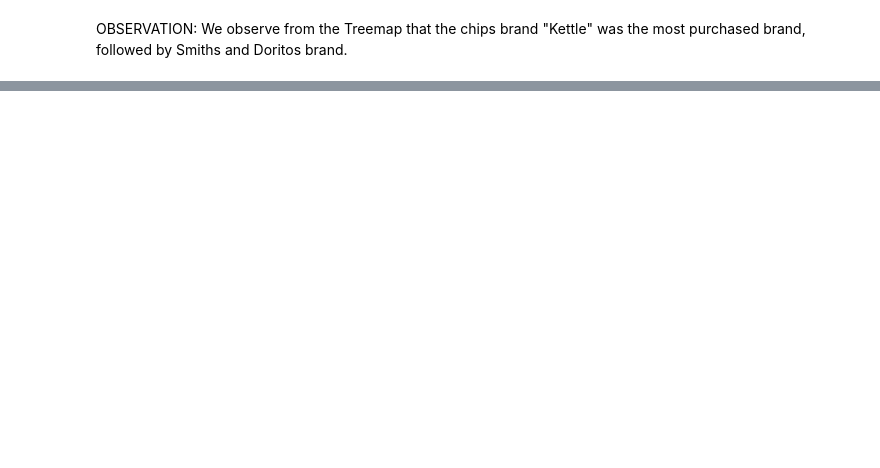
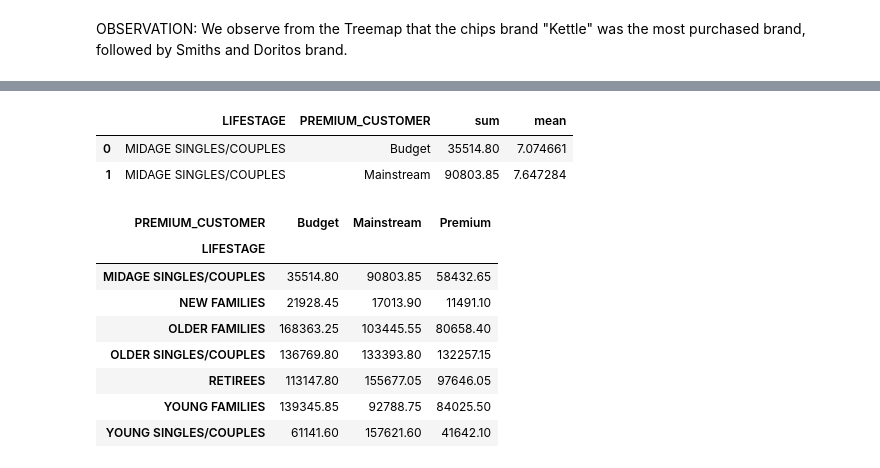
Before and after one commit to wa-le/Quantium-Forage-Virtual-Internship, a Jupyter notebook: my_quantium_vi.ipynb, the cells around one changed output, grey strips where cells are left out. Drawn from its saved outputs; the diff is of its cells as text; code cells hidden in the pictures; blank space fills up the shorter version.

```diff
--- a/my_quantium_vi.ipynb
+++ b/my_quantium_vi.ipynb
@@ -811,0 +816,21 @@ We observe from the Treemap that the chips brand "Kettle" was the most purchased
+# %%
+# LIFESTAGE, PREMIUM_CUSTOMER vs TOTAL_SALES(sum)
+customer_sales = df_chips.groupby(['LIFESTAGE', 'PREMIUM_CUSTOMER'])['TOT_SALES'].agg(['sum', 'mean']).reset_index()
+customer_sales.head(2)
+# %% [output]
+|  | LIFESTAGE | PREMIUM_CUSTOMER | sum | mean |
+| 0 | MIDAGE SINGLES/COUPLES | Budget | 35514.80 | 7.074661 |
+| 1 | MIDAGE SINGLES/COUPLES | Mainstream | 90803.85 | 7.647284 |
+# %%
+# pivot the dataframe
+customer_sales.pivot(index='LIFESTAGE', columns='PREMIUM_CUSTOMER', values='sum')
+# %% [output]
+| PREMIUM_CUSTOMER | Budget | Mainstream | Premium |
+| LIFESTAGE |  |  |  |
+| MIDAGE SINGLES/COUPLES | 35514.80 | 90803.85 | 58432.65 |
+| NEW FAMILIES | 21928.45 | 17013.90 | 11491.10 |
+| OLDER FAMILIES | 168363.25 | 103445.55 | 80658.40 |
+| OLDER SINGLES/COUPLES | 136769.80 | 133393.80 | 132257.15 |
+| RETIREES | 113147.80 | 155677.05 | 97646.05 |
+| YOUNG FAMILIES | 139345.85 | 92788.75 | 84025.50 |
+| YOUNG SINGLES/COUPLES | 61141.60 | 157621.60 | 41642.10 |
```
Also changed, not shown: parts of 23 cells of this notebook.
